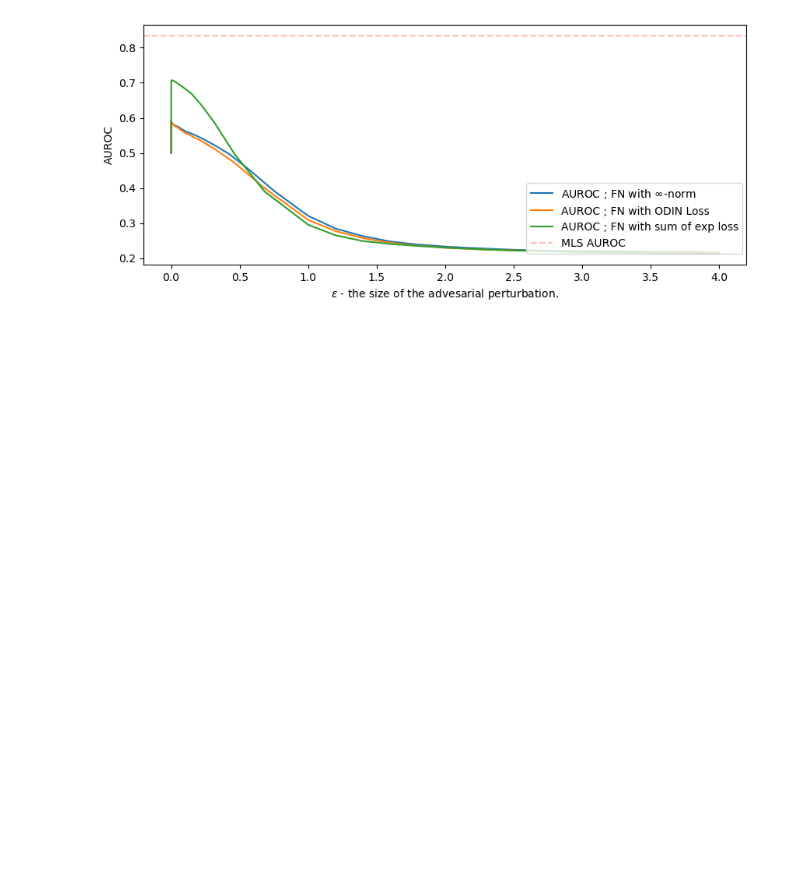
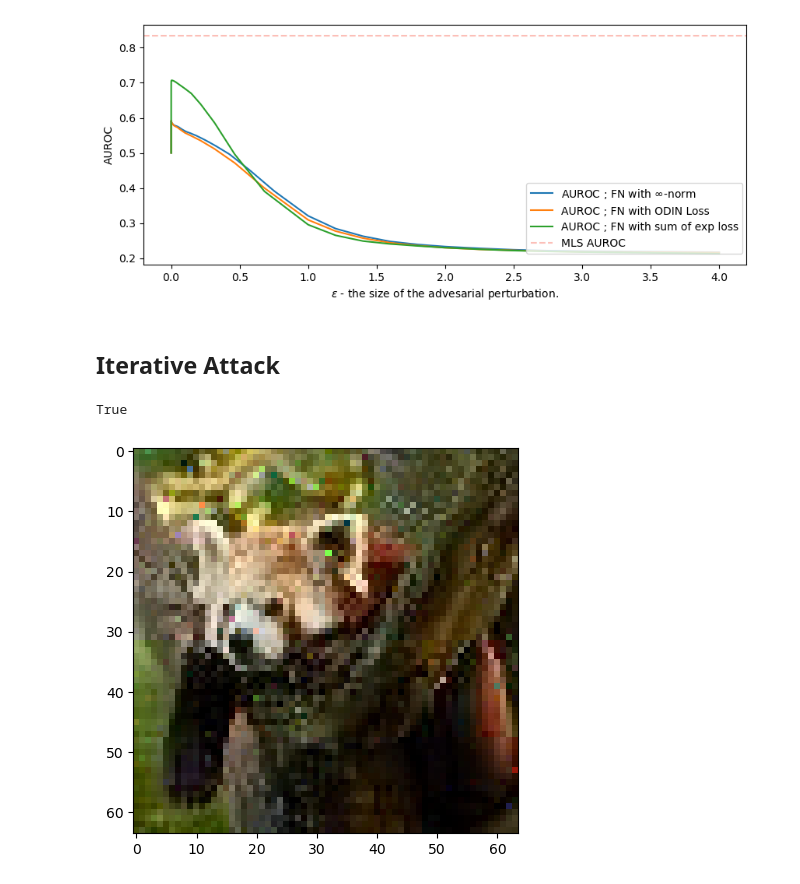
Before and after one commit to krellemand/bachelor_project, a Jupyter notebook: notebooks/visualizing_adv_attacks.ipynb, the cells around one changed output. Cells and saved outputs as stored; diff of their text form; code cells hidden in the pictures; blank space fills up the shorter version.

Commit message:
Iterative attack added

```diff
--- a/notebooks/visualizing_adv_attacks.ipynb
+++ b/notebooks/visualizing_adv_attacks.ipynb
@@ -437,3 +449,13 @@ auroc_comparison.load_and_add_logit_change_to_eps_plot(tin_logits_dir + 'fn/fgsm
 auroc_comparison.set_legend_and_highlight_eps(legend_loc=(0.64,0.19), h_line=0.835)
 # %% [output]
 [figure]
+# %% [markdown]
+## Iterative Attack
+# %%
+test_img, test_step = iterative_attack(get_model_for_split(0, path_to_pretrained_weights_folder, device), tin_panda.to(device), None, lambda yhat, y: norm_loss(yhat, y, ord=torch.inf, dim=-1), torch.optim.Rprop, clip_range=tin_clip_range, return_step=True, max_iter=1000)
+# %% [output]
+True
+# %%
+plot_image(test_img, mean=tin_mean, std=tin_std)
+# %% [output]
+[figure, added]
```
Also changed, not shown: parts of 14 cells of this notebook, 3 other files.
